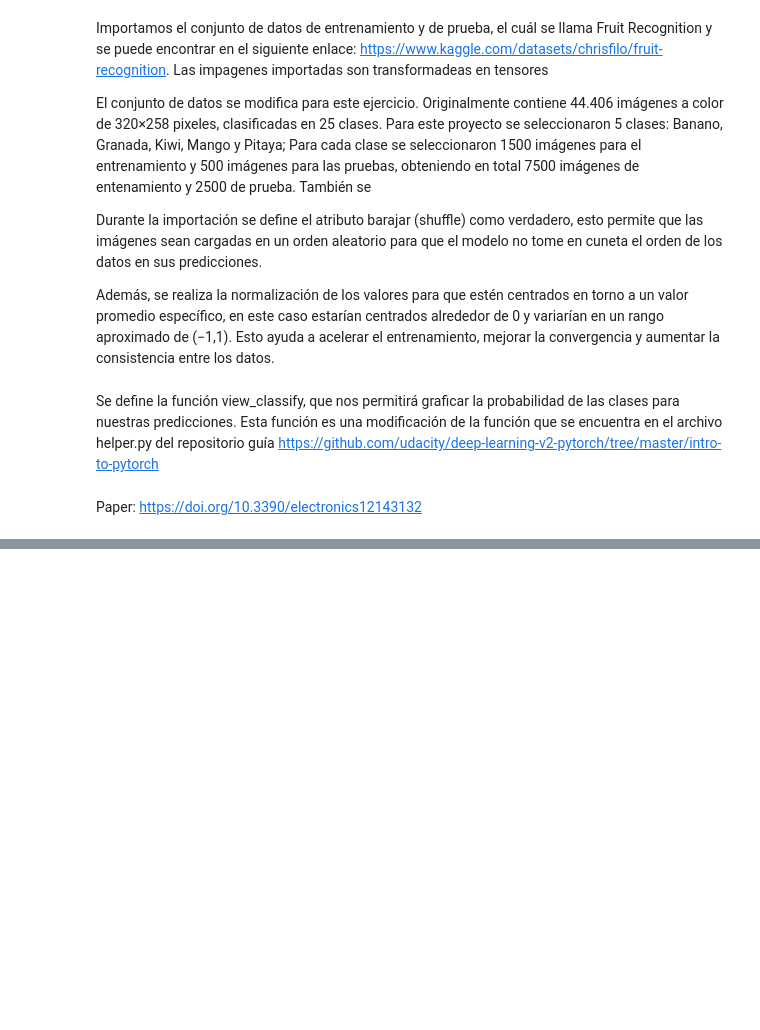
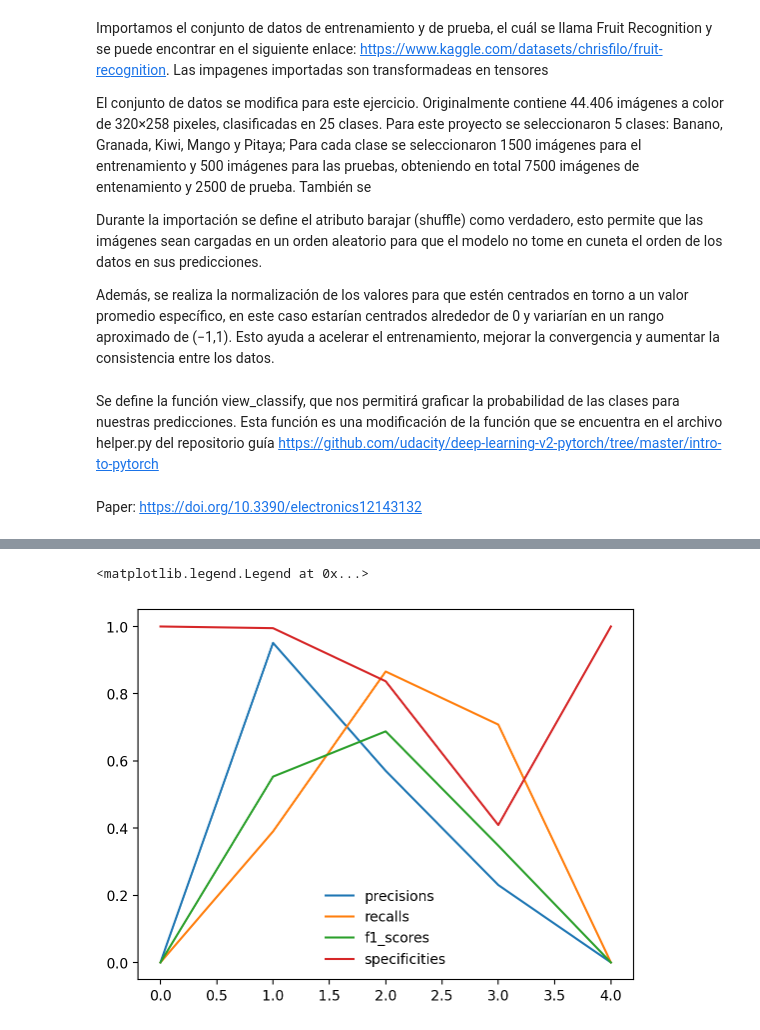
Before and after one commit to AngieJoya99/ProyectoSimulacion, a Jupyter notebook: Entrega Final.ipynb, the cells around one changed output, grey strips where cells are left out. Saved outputs shown, nothing was run; the diff lists cells and outputs as text; code cells hidden in the pictures; blank space fills up the shorter version.

```diff
--- a/Entrega Final.ipynb
+++ b/Entrega Final.ipynb
@@ -43,8 +43,7 @@ Durante la importación se define el atributo barajar (shuffle) como verdadero,
 
 Además, se realiza la normalización de los valores para que estén centrados en torno a un valor promedio específico, en este caso estarían centrados alrededor de 0 y variarían en un rango aproximado de (−1,1). Esto ayuda a acelerar el entrenamiento, mejorar la convergencia y aumentar la consistencia entre los datos.
 # %%
-transform = transforms.Compose([transforms.Resize((ancho, alto)),transforms.ToTensor(),
-  transforms.Normalize((0.5,), (0.5,)),])
+transform = transforms.Compose([transforms.Resize((ancho, alto)),transforms.ToTensor(),])
 current_dir = os.getcwd()
 dataset_path = os.path.join(current_dir, 'dataset', 'Frutas', 'Train')
 trainset = ImageFolder(root=dataset_path, transform=transform)
@@ -69,6 +68,23 @@ def view_classify(img, ps):
   ax2.set_xlim(0, 1.1)
 
   plt.tight_layout()
+# %%
+def plot_confusion_matrix(cm, class_names, title="Matriz de Confusión"):
+  fig, ax = plt.subplots(figsize=(6, 6))
+  cax = ax.matshow(cm, cmap=plt.cm.Blues)
+  plt.colorbar(cax)
+
+  for (i, j), val in np.ndenumerate(cm):
+    ax.text(j, i, f'{val}', ha='center', va='center', color='black')
+
+  ax.set_xticks(np.arange(len(class_names)))
+  ax.set_yticks(np.arange(len(class_names)))
+  ax.set_xticklabels(class_names)
+  ax.set_yticklabels(class_names)
+  plt.xlabel('Predicción')
+  plt.ylabel('Real')
+  plt.title(title)
+  plt.show()
 # %% [markdown]
 Paper: https://doi.org/10.3390/electronics12143132
 # %%
@@ -184,3 +235,12 @@ plt.legend(frameon=False)
+# %%
+plt.plot(precisions, label='precisions')
+plt.plot(recalls, label='recalls')
+plt.plot(f1_scores, label='f1_scores')
+plt.plot(specificities, label='specificities')
+plt.legend(frameon=False)
+# %% [output]
+<matplotlib.legend.Legend at 0x...>
+[figure, added]
 # %%
 torch.save(model.state_dict(), 'modeloFinal1.pth')
 print("Modelo guardado exitosamente.")
```
Also changed, not shown: parts of 3 cells of this notebook.
